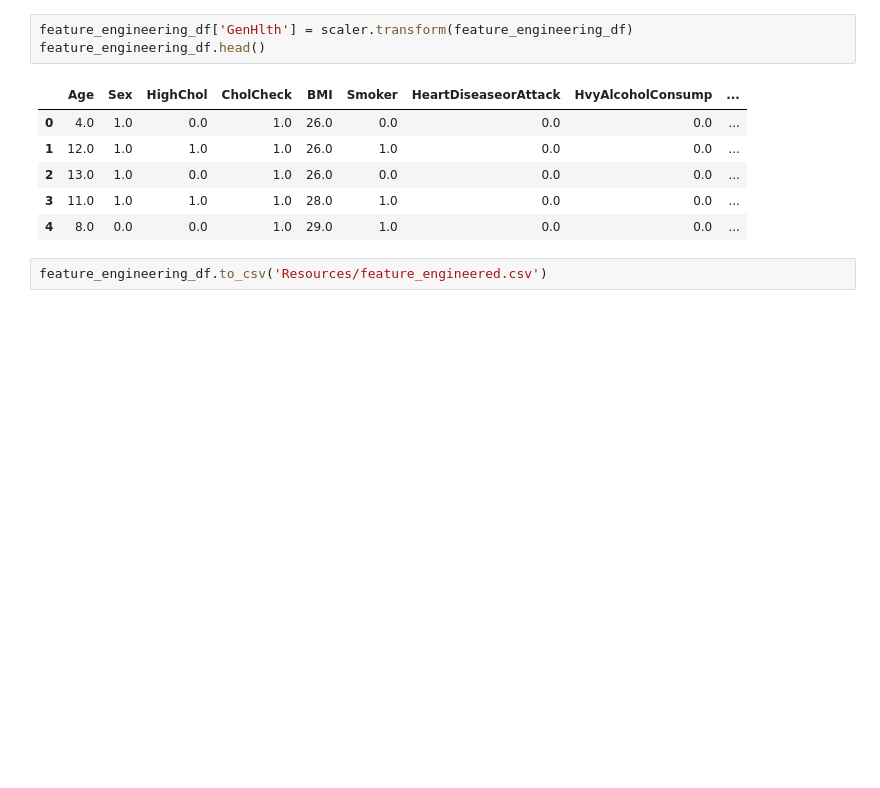
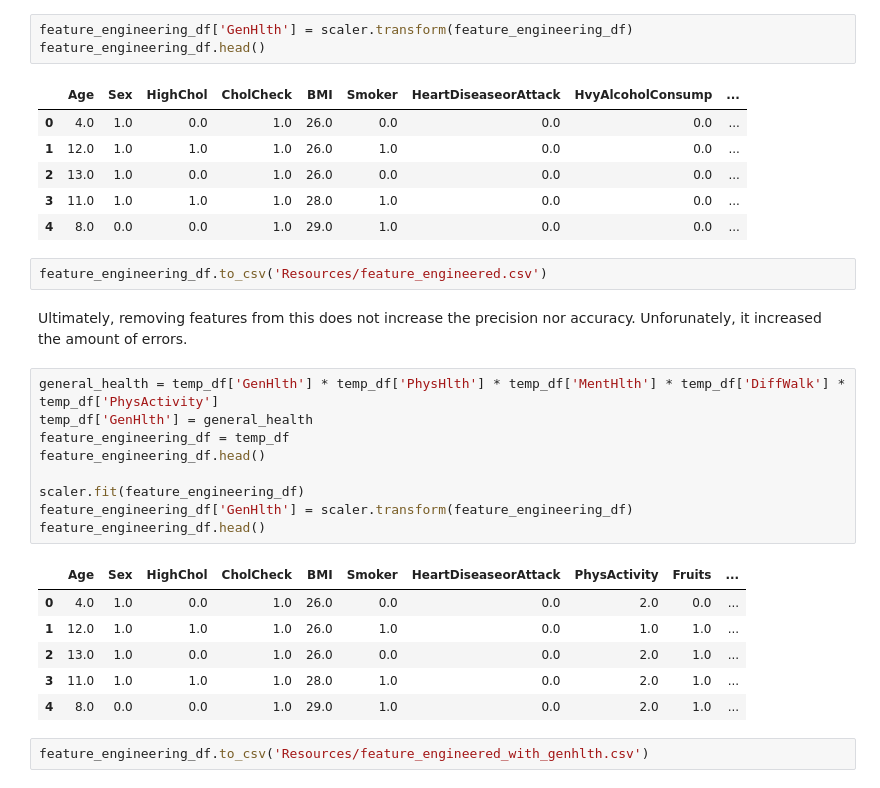
Before and after one commit to MiguelFids/Capstone_Project, a Jupyter notebook: Exploration.ipynb, the cells around one changed output. Saved outputs shown, nothing was run; the diff lists cells and outputs as text; blank space fills up the shorter version.

```diff
--- a/Exploration.ipynb
+++ b/Exploration.ipynb
@@ -425,3 +439,23 @@ feature_engineering_df.head()
 | 4 | 8.0 | 0.0 | 0.0 | 1.0 | 29.0 | 1.0 | 0.0 | 0.0 | ... |
 # %%
 feature_engineering_df.to_csv('Resources/feature_engineered.csv')
+# %% [markdown]
+Ultimately, removing features from this does not increase the precision nor accuracy. Unforunately, it increased the amount of errors.
+# %%
+general_health = temp_df['GenHlth'] * temp_df['PhysHlth'] * temp_df['MentHlth'] * temp_df['DiffWalk'] * temp_df['PhysActivity']
+temp_df['GenHlth'] = general_health
+feature_engineering_df = temp_df
+feature_engineering_df.head()
+
+scaler.fit(feature_engineering_df)
+feature_engineering_df['GenHlth'] = scaler.transform(feature_engineering_df)
+feature_engineering_df.head()
+# %% [output]
+|  | Age | Sex | HighChol | CholCheck | BMI | Smoker | HeartDiseaseorAttack | PhysActivity | Fruits | ... |
+| 0 | 4.0 | 1.0 | 0.0 | 1.0 | 26.0 | 0.0 | 0.0 | 2.0 | 0.0 | ... |
+| 1 | 12.0 | 1.0 | 1.0 | 1.0 | 26.0 | 1.0 | 0.0 | 1.0 | 1.0 | ... |
+| 2 | 13.0 | 1.0 | 0.0 | 1.0 | 26.0 | 0.0 | 0.0 | 2.0 | 1.0 | ... |
+| 3 | 11.0 | 1.0 | 1.0 | 1.0 | 28.0 | 1.0 | 0.0 | 2.0 | 1.0 | ... |
+| 4 | 8.0 | 0.0 | 0.0 | 1.0 | 29.0 | 1.0 | 0.0 | 2.0 | 1.0 | ... |
+# %%
+feature_engineering_df.to_csv('Resources/feature_engineered_with_genhlth.csv')
```
Also changed, not shown: parts of 6 cells of this notebook, 7 other files.
